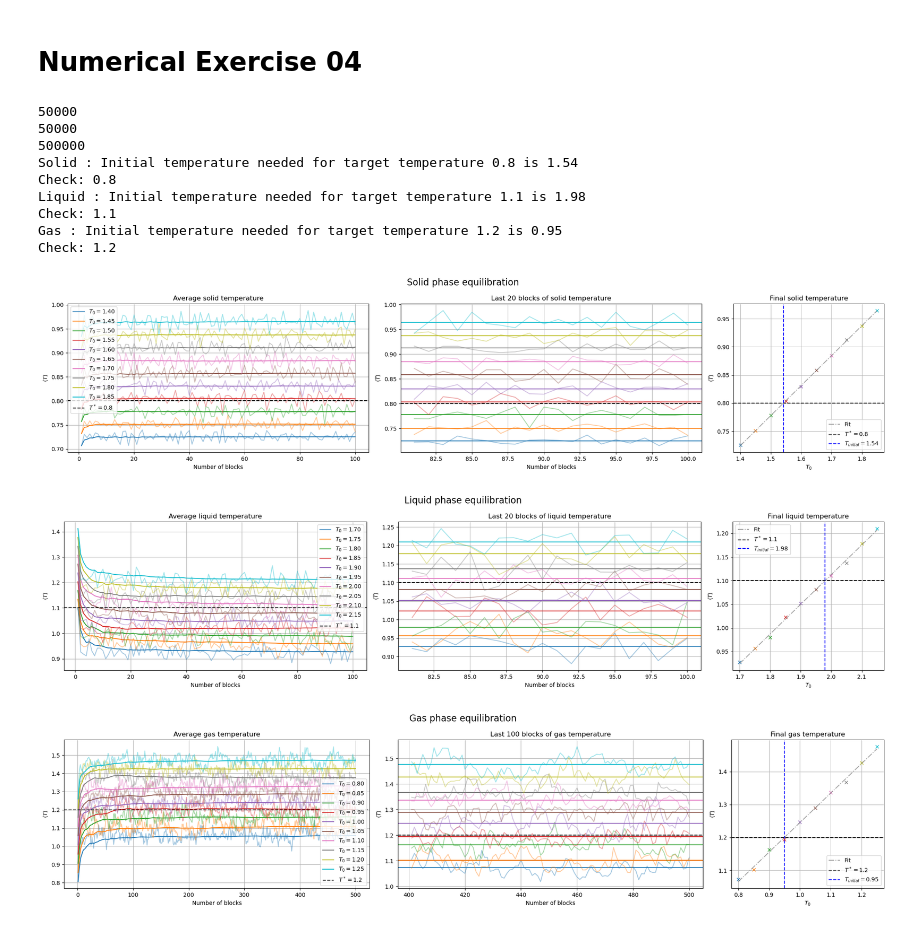
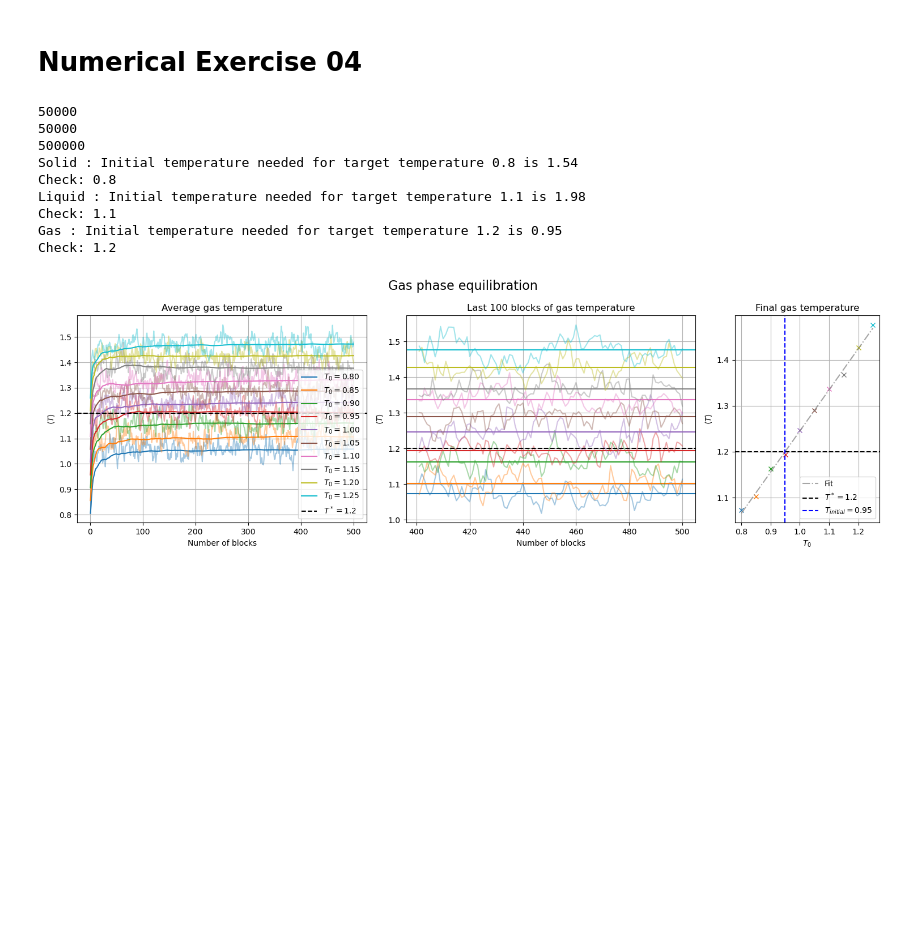
Before and after one commit to stevelonny/labsimnum, a Jupyter notebook: notebooks/exercise_04.ipynb, the cells around one changed output. Cells and saved outputs as stored; diff of their text form; code cells hidden in the pictures; blank space fills up the shorter version.

```diff
--- a/notebooks/exercise_04.ipynb
+++ b/notebooks/exercise_04.ipynb
@@ -21,7 +21,7 @@ last_blocks = [20, 20, 100]
 fit_line = []
 for name in names:
     gs = gridspec.GridSpec(1, 3, width_ratios=[2,2,1])
-    fig = plt.figure(figsize=(21, 5))
+    fig = plt.figure(figsize=(15, 5))
     ax1 = fig.add_subplot(gs[0, 0])
     ax2 = fig.add_subplot(gs[0, 1])
     ax3 = fig.add_subplot(gs[0, 2])
@@ -58,36 +58,34 @@ for name in names:
     graphs[2].legend()
     graphs[1].set_title("Last {0} blocks of {1} temperature".format(last_blocks[names.index(name)], name))
     graphs[1].set_xlabel('Number of blocks')
     graphs[1].set_ylabel(r"$\langle T \rangle$")
     graphs[1].grid(True)
     plt.tight_layout()
 
 blcks = [100, 100, 500]
 steps = [500, 500, 1000]
 for b in blcks:
     print(b*steps[blcks.index(b)])
 
 for target in target_temp:
     intial_temp = (fit_line[target_temp.index(target)] - target).roots
     name = names[target_temp.index(target)].capitalize()
     print("{2} : Initial temperature needed for target temperature {0} is {1:.2f}".format(target, intial_temp[0], name))
     print("Check: {0}".format(fit_line[target_temp.index(target)](intial_temp[0])))
 
 
 plt.show()
 # %% [output]
 50000
 50000
 500000
 Solid : Initial temperature needed for target temperature 0.8 is 1.54
 Check: 0.8
 Liquid : Initial temperature needed for target temperature 1.1 is 1.98
 Check: 1.1
 Gas : Initial temperature needed for target temperature 1.2 is 0.95
 Check: 1.2
-[figure, old version]
+[figure, new version]
-[figure, removed]
-[figure, removed]
 # %%
 for name in names:
     gs = gridspec.GridSpec(3, 4)
```
Also changed, not shown: parts of 3 cells of this notebook, 11 other files.
